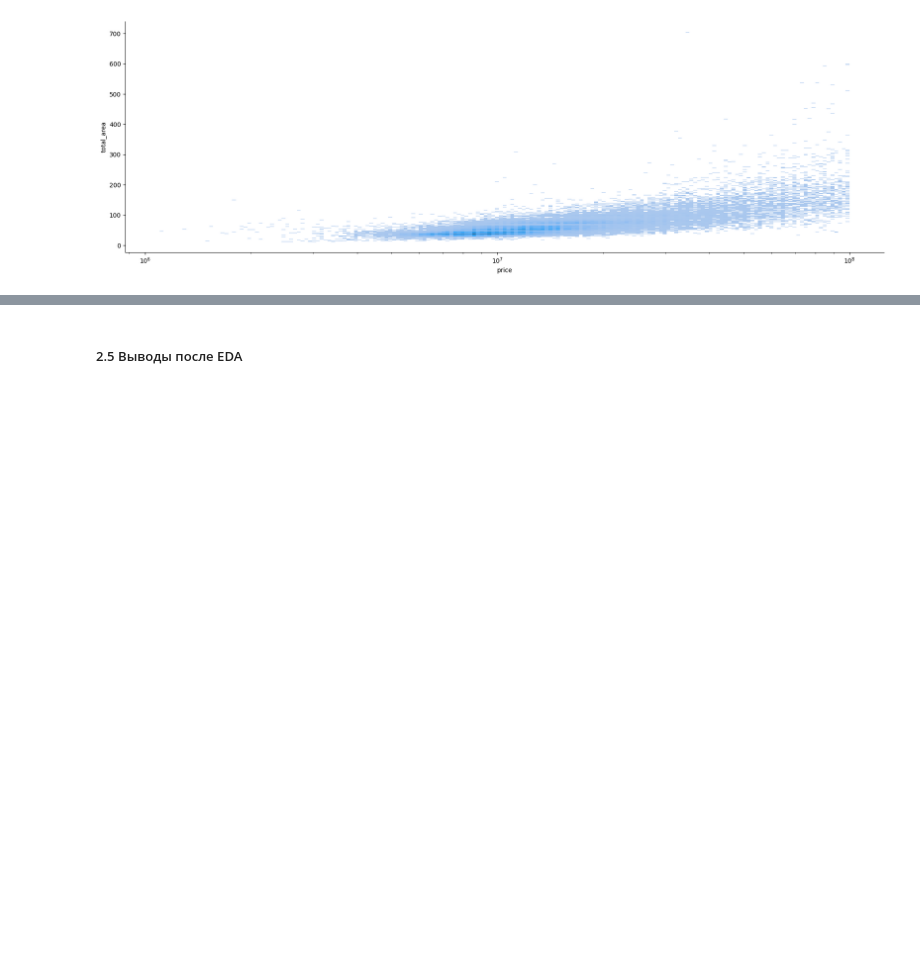
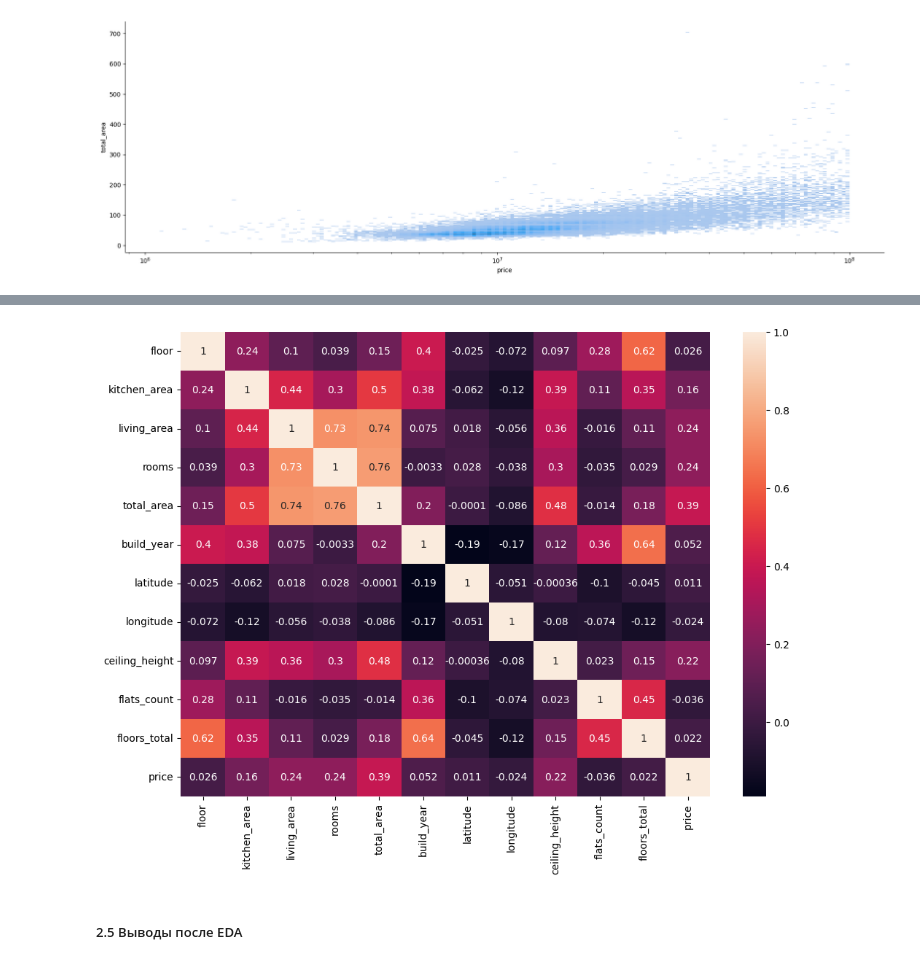
Before and after one commit to FrostyFrost/mle-project-sprint-2-v001, a Jupyter notebook: model_improvement/project_template_sprint_2.ipynb, the cells around one changed output, grey strips where cells are left out. Saved outputs shown, nothing was run; the diff lists cells and outputs as text; code cells hidden in the pictures; blank space fills up the shorter version.

```diff
--- a/model_improvement/project_template_sprint_2.ipynb
+++ b/model_improvement/project_template_sprint_2.ipynb
@@ -295,3 +316,12 @@ plt.savefig(os.path.join(ASSETS_DIR, 'price-total_area'))
+# %%
+rcParams['figure.figsize'] = 11.7,8.27
+feature_price_correlation = pd.concat([num_features, re_df['price']],axis=1).corr()
+sns.heatmap(feature_price_correlation, annot=True)
+plt.savefig(os.path.join(ASSETS_DIR, 'numeric_columns-price_correlation'))
+
+# Нельзя сказать что есть набор признков, котороые сильно влияют на цену. Самая большая корреляция с ценой у площади и высоты потолков
+# %% [output]
+[figure, added]
 # %% [markdown]
 ##### 2.5 Выводы после EDA
 # %% [markdown]
```
Also changed, not shown: parts of 26 cells of this notebook, 3 other files.
